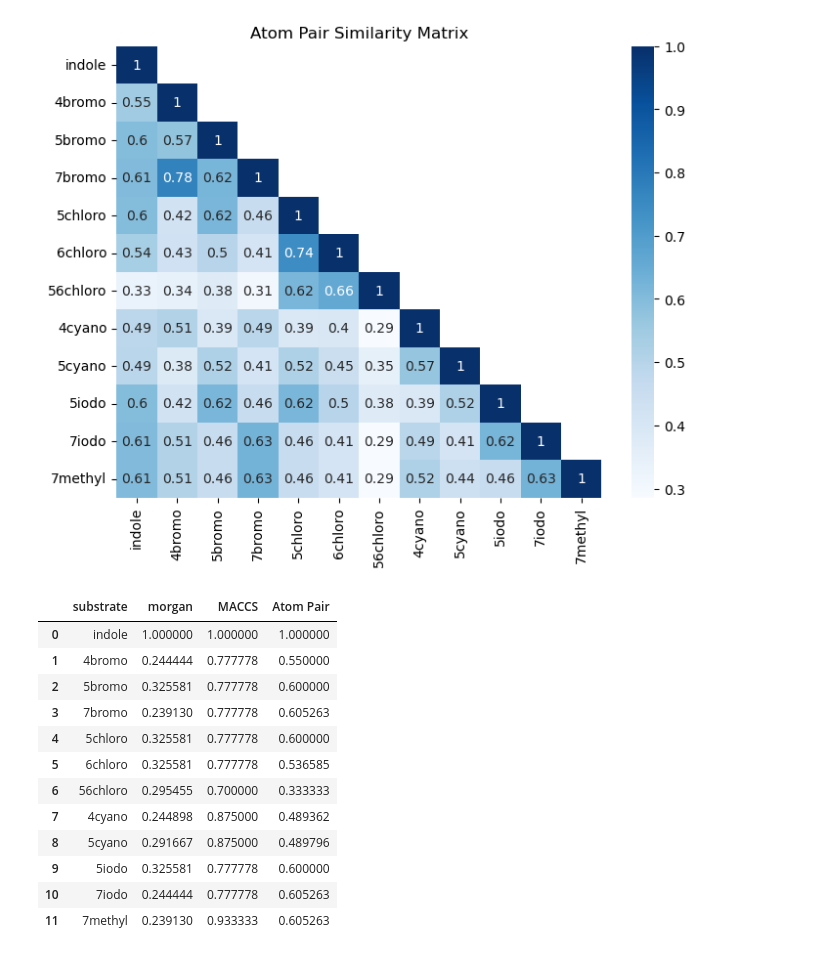
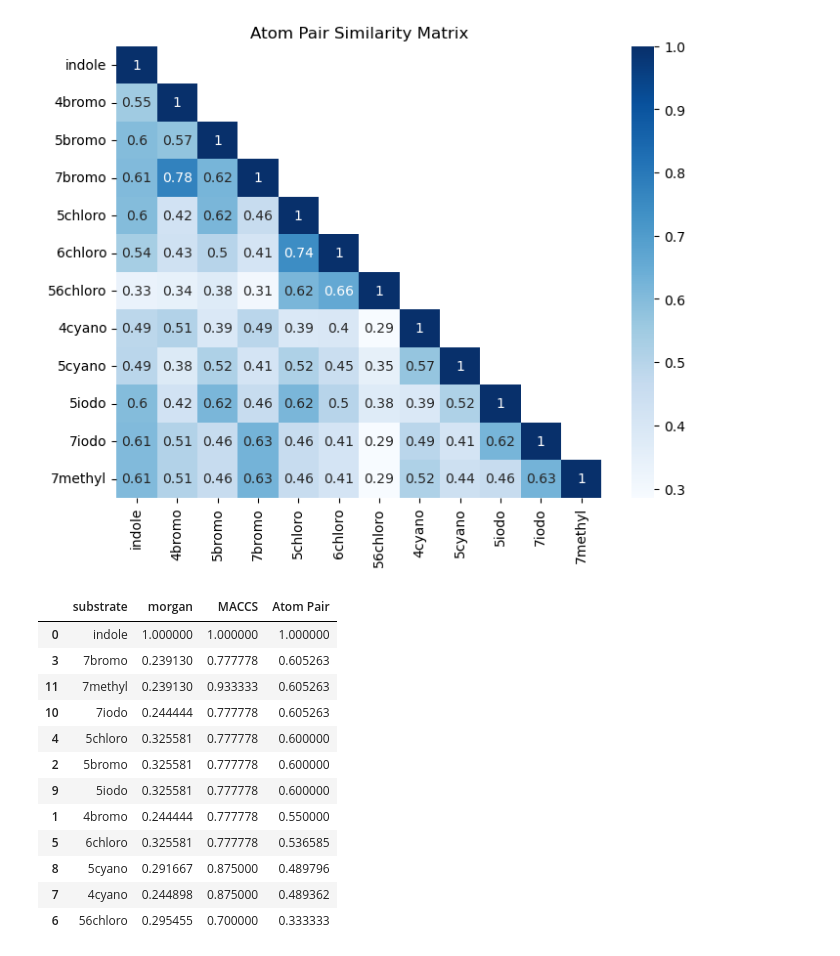
Before and after one commit to fhalab/substrate_aware_zs, a Jupyter notebook: sandbox/sub_vis.ipynb, the cells around one changed output. Cells and saved outputs as stored; diff of their text form; code cells hidden in the pictures.

```diff
--- a/sandbox/sub_vis.ipynb
+++ b/sandbox/sub_vis.ipynb
@@ -145,21 +145,21 @@ plt.show()
 # %%
 sm_df = pd.DataFrame({"substrate": name_list, "morgan": morgan_matrix[0], "MACCS": maccs_matrix[0], "Atom Pair": atom_pair_matrix[0]})
 # similarity_matrix[0]
-sm_df
+sm_df.sort_values(by="Atom Pair", ascending=False)
 # %% [output]
 |  | substrate | morgan | MACCS | Atom Pair |
 | 0 | indole | 1.000000 | 1.000000 | 1.000000 |
+| 3 | 7bromo | 0.239130 | 0.777778 | 0.605263 |
+| 11 | 7methyl | 0.239130 | 0.933333 | 0.605263 |
+| 10 | 7iodo | 0.244444 | 0.777778 | 0.605263 |
+| 4 | 5chloro | 0.325581 | 0.777778 | 0.600000 |
+| 2 | 5bromo | 0.325581 | 0.777778 | 0.600000 |
+| 9 | 5iodo | 0.325581 | 0.777778 | 0.600000 |
 | 1 | 4bromo | 0.244444 | 0.777778 | 0.550000 |
-| 2 | 5bromo | 0.325581 | 0.777778 | 0.600000 |
-| 3 | 7bromo | 0.239130 | 0.777778 | 0.605263 |
-| 4 | 5chloro | 0.325581 | 0.777778 | 0.600000 |
 | 5 | 6chloro | 0.325581 | 0.777778 | 0.536585 |
+| 8 | 5cyano | 0.291667 | 0.875000 | 0.489796 |
+| 7 | 4cyano | 0.244898 | 0.875000 | 0.489362 |
 | 6 | 56chloro | 0.295455 | 0.700000 | 0.333333 |
-| 7 | 4cyano | 0.244898 | 0.875000 | 0.489362 |
-| 8 | 5cyano | 0.291667 | 0.875000 | 0.489796 |
-| 9 | 5iodo | 0.325581 | 0.777778 | 0.600000 |
-| 10 | 7iodo | 0.244444 | 0.777778 | 0.605263 |
-| 11 | 7methyl | 0.239130 | 0.933333 | 0.605263 |
 # %%
 merge_df = (
     pd.merge(zs_sum_df, sm_df, on="substrate", how="inner")
```
Also changed, not shown: parts of 15 cells of this notebook, 3 other files.
